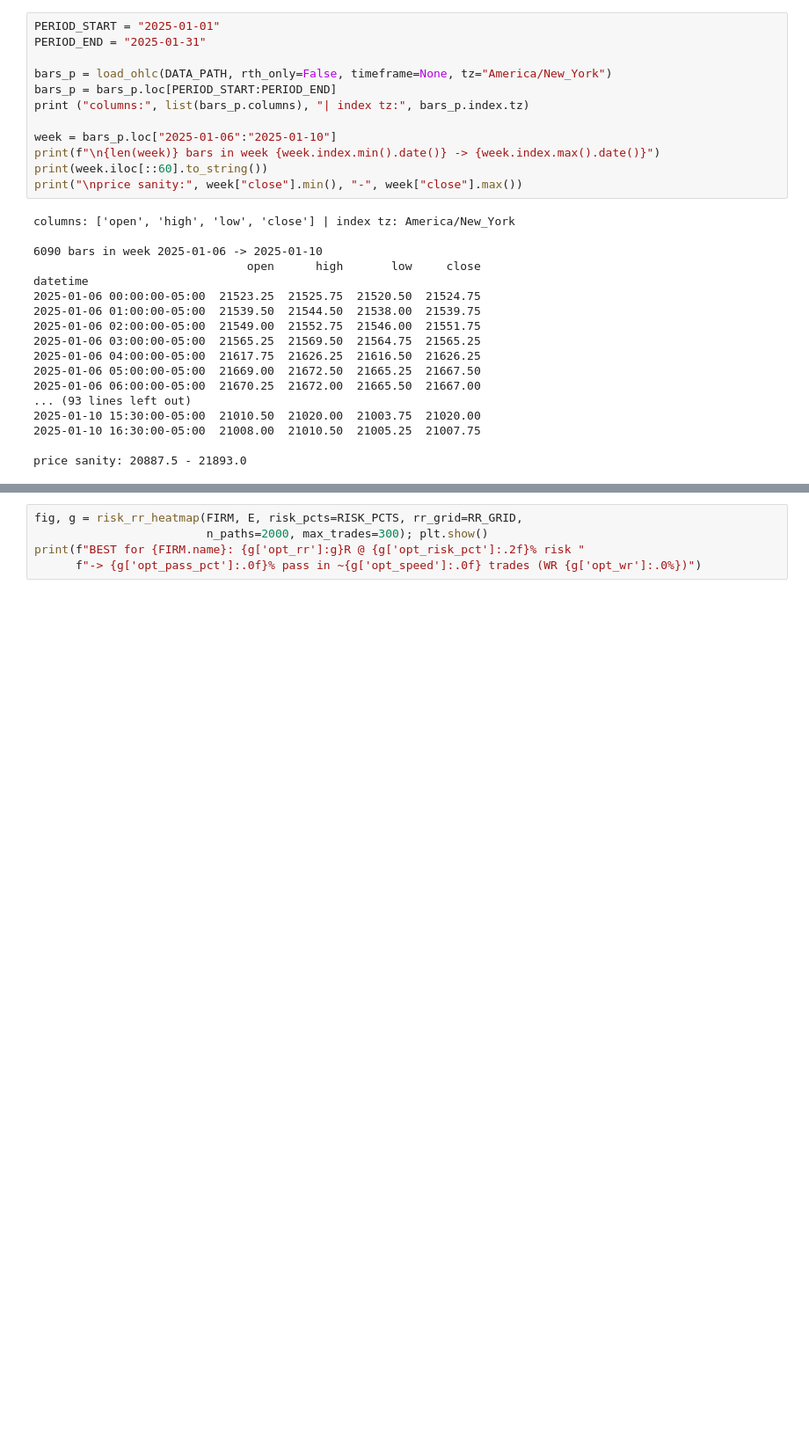
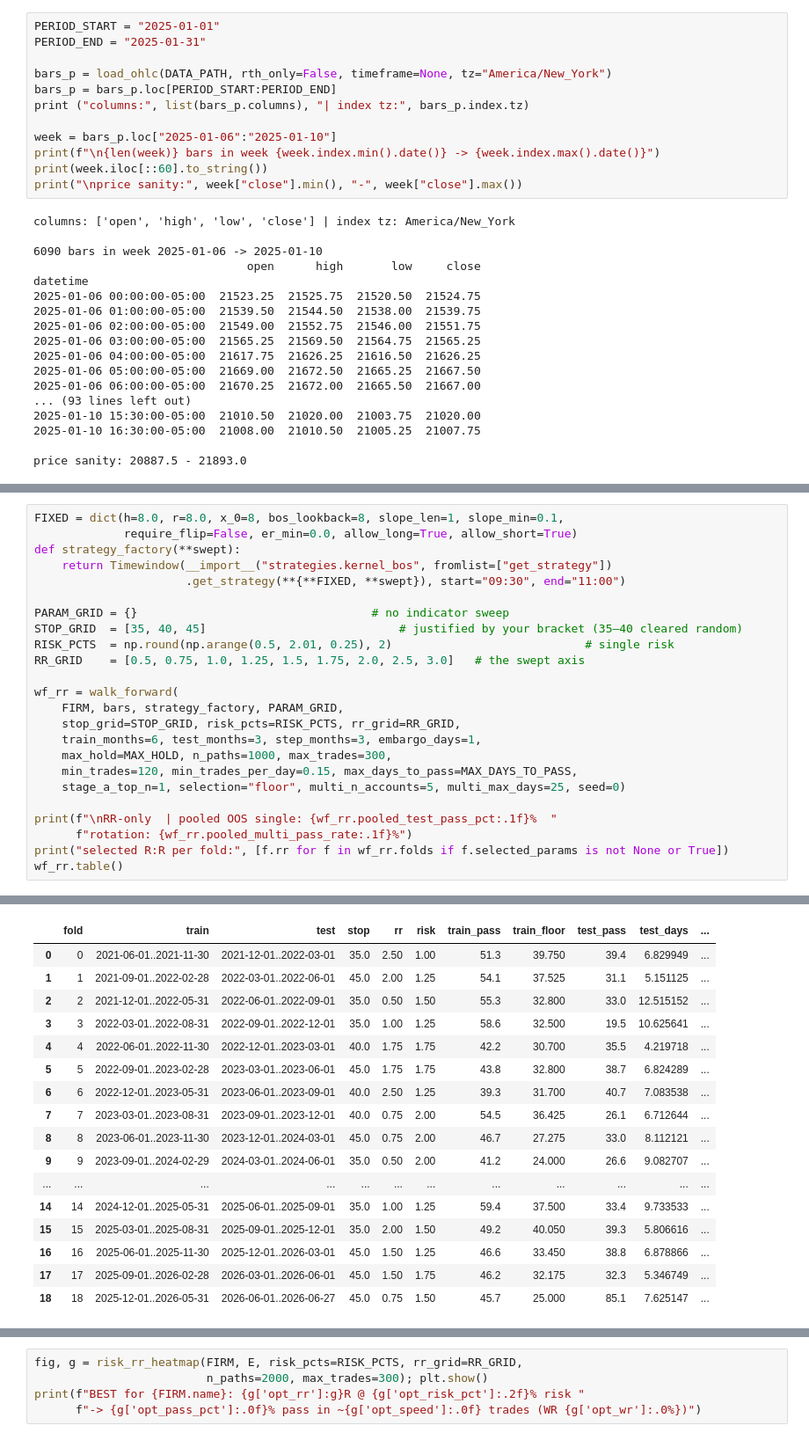
Before and after one commit to 2115hsun/Propfirm-Convex-Payoff-Analysis, a Jupyter notebook: Master Analysis/analysis_notebook_1 (updated 08.09.26).ipynb, the cells around one changed output, grey strips where cells are left out. Shown at 88% size. Drawn from its saved outputs; the diff is of its cells as text; blank space fills up the shorter version.

```diff
--- a/Master Analysis/analysis_notebook_1 (updated 08.09.26).ipynb
+++ b/Master Analysis/analysis_notebook_1 (updated 08.09.26).ipynb
@@ -358,0 +268,25 @@ for r in sorted(rows, key=lambda x: -x[5])[:15]:   # top 15 by edge@1R
+# %%
+FIXED = dict(h=8.0, r=8.0, x_0=8, bos_lookback=8, slope_len=1, slope_min=0.1,
+             require_flip=False, er_min=0.0, allow_long=True, allow_short=True)
+def strategy_factory(**swept):
+    return Timewindow(__import__("strategies.kernel_bos", fromlist=["get_strategy"])
+                      .get_strategy(**{**FIXED, **swept}), start="09:30", end="11:00")
+
+PARAM_GRID = {}                                  # no indicator sweep
+STOP_GRID  = [35, 40, 45]                            # justified by your bracket (35–40 cleared random)
+RISK_PCTS  = np.round(np.arange(0.5, 2.01, 0.25), 2)                            # single risk
+RR_GRID    = [0.5, 0.75, 1.0, 1.25, 1.5, 1.75, 2.0, 2.5, 3.0]   # the swept axis
+
+wf_rr = walk_forward(
+    FIRM, bars, strategy_factory, PARAM_GRID,
+    stop_grid=STOP_GRID, risk_pcts=RISK_PCTS, rr_grid=RR_GRID,
+    train_months=6, test_months=3, step_months=3, embargo_days=1,
+    max_hold=MAX_HOLD, n_paths=1000, max_trades=300,
+    min_trades=120, min_trades_per_day=0.15, max_days_to_pass=MAX_DAYS_TO_PASS,
+    stage_a_top_n=1, selection="floor", multi_n_accounts=5, multi_max_days=25, seed=0)
+
+print(f"\nRR-only  | pooled OOS single: {wf_rr.pooled_test_pass_pct:.1f}%  "
+      f"rotation: {wf_rr.pooled_multi_pass_rate:.1f}%")
+print("selected R:R per fold:", [f.rr for f in wf_rr.folds if f.selected_params is not None or True])
+wf_rr.table()
+# %% [output]
@@ -359 +310,18 @@ for r in sorted(rows, key=lambda x: -x[5])[:15]:   # top 15 by edge@1R
+|  | fold | train | test | stop | rr | risk | train_pass | train_floor | test_pass | test_days | ... |
+| 0 | 0 | 2021-06-01..2021-11-30 | 2021-12-01..2022-03-01 | 35.0 | 2.50 | 1.00 | 51.3 | 39.750 | 39.4 | 6.829949 | ... |
+| 1 | 1 | 2021-09-01..2022-02-28 | 2022-03-01..2022-06-01 | 45.0 | 2.00 | 1.25 | 54.1 | 37.525 | 31.1 | 5.151125 | ... |
+| 2 | 2 | 2021-12-01..2022-05-31 | 2022-06-01..2022-09-01 | 35.0 | 0.50 | 1.50 | 55.3 | 32.800 | 33.0 | 12.515152 | ... |
+| 3 | 3 | 2022-03-01..2022-08-31 | 2022-09-01..2022-12-01 | 35.0 | 1.00 | 1.25 | 58.6 | 32.500 | 19.5 | 10.625641 | ... |
+| 4 | 4 | 2022-06-01..2022-11-30 | 2022-12-01..2023-03-01 | 40.0 | 1.75 | 1.75 | 42.2 | 30.700 | 35.5 | 4.219718 | ... |
+| 5 | 5 | 2022-09-01..2023-02-28 | 2023-03-01..2023-06-01 | 45.0 | 1.75 | 1.75 | 43.8 | 32.800 | 38.7 | 6.824289 | ... |
+| 6 | 6 | 2022-12-01..2023-05-31 | 2023-06-01..2023-09-01 | 40.0 | 2.50 | 1.25 | 39.3 | 31.700 | 40.7 | 7.083538 | ... |
+| 7 | 7 | 2023-03-01..2023-08-31 | 2023-09-01..2023-12-01 | 40.0 | 0.75 | 2.00 | 54.5 | 36.425 | 26.1 | 6.712644 | ... |
+| 8 | 8 | 2023-06-01..2023-11-30 | 2023-12-01..2024-03-01 | 45.0 | 0.75 | 2.00 | 46.7 | 27.275 | 33.0 | 8.112121 | ... |
+| 9 | 9 | 2023-09-01..2024-02-29 | 2024-03-01..2024-06-01 | 35.0 | 0.50 | 2.00 | 41.2 | 24.000 | 26.6 | 9.082707 | ... |
+| ... | ... | ... | ... | ... | ... | ... | ... | ... | ... | ... | ... |
+| 14 | 14 | 2024-12-01..2025-05-31 | 2025-06-01..2025-09-01 | 35.0 | 1.00 | 1.25 | 59.4 | 37.500 | 33.4 | 9.733533 | ... |
+| 15 | 15 | 2025-03-01..2025-08-31 | 2025-09-01..2025-12-01 | 35.0 | 2.00 | 1.50 | 49.2 | 40.050 | 39.3 | 5.806616 | ... |
+| 16 | 16 | 2025-06-01..2025-11-30 | 2025-12-01..2026-03-01 | 45.0 | 1.50 | 1.25 | 46.6 | 33.450 | 38.8 | 6.878866 | ... |
+| 17 | 17 | 2025-09-01..2026-02-28 | 2026-03-01..2026-06-01 | 45.0 | 1.50 | 1.75 | 46.2 | 32.175 | 32.3 | 5.346749 | ... |
+| 18 | 18 | 2025-12-01..2026-05-31 | 2026-06-01..2026-06-27 | 45.0 | 0.75 | 1.50 | 45.7 | 25.000 | 85.1 | 7.625147 | ... |
 # %% [markdown]
```
Also changed, not shown: parts of 17 cells of this notebook, 50 other files.
